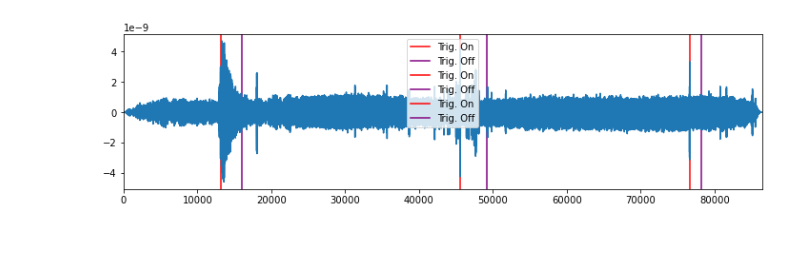
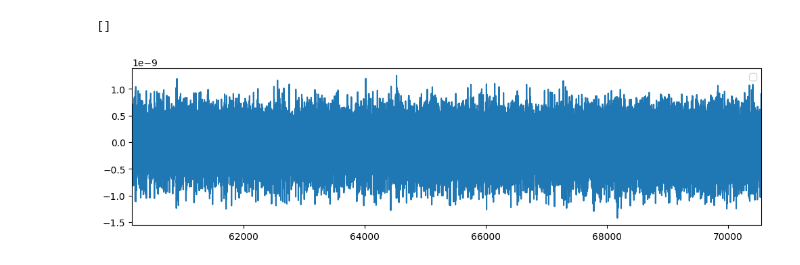
Before and after one commit to 0xknxwledge/NASA, a Jupyter notebook: charlie_testing.ipynb, the cells around one changed output. Drawn from its saved outputs; the diff is of its cells as text; code cells hidden in the pictures.

```diff
--- a/charlie_testing.ipynb
+++ b/charlie_testing.ipynb
@@ -57,7 +57,7 @@ num_files = len(lunar_cat)
 
 
 lunar_training_file = lunar_training_data_directory + lunar_cat['filename'][1] + '.csv'
-l_training_df = pd.read_csv(lunar_training_file)
+l_training_df = pd.read_csv('sliced4.csv')
 
 sta_lta(l_training_df, sta_len, lta_len, on, off)
 # %% [output]
@@ -67,4 +65,5 @@ sta_lta(l_training_df, sta_len, lta_len, on, off)
+[]
-[figure, old version]
+[figure, new version]
 # %%
 sta_len, lta_len = 1500, 10000
 on, off = 2, 1
```
Also changed, not shown: parts of 2 cells of this notebook, 6 other files.
